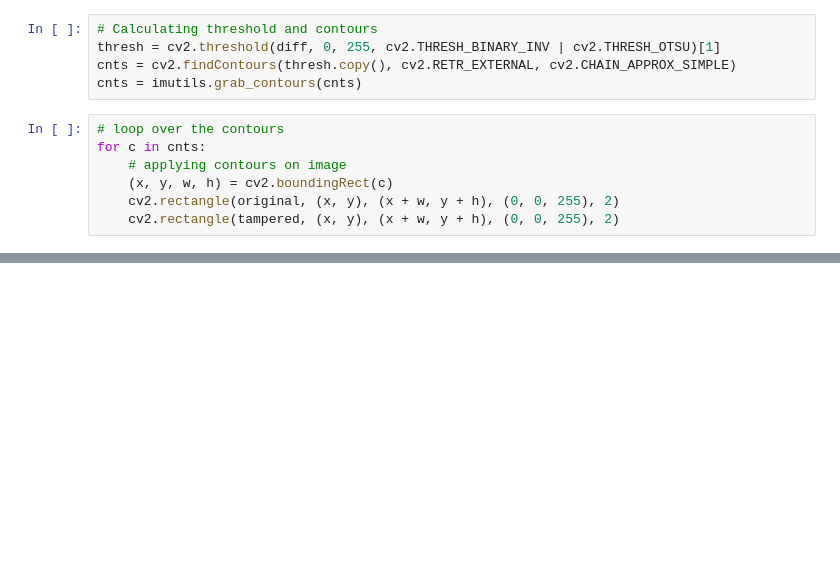
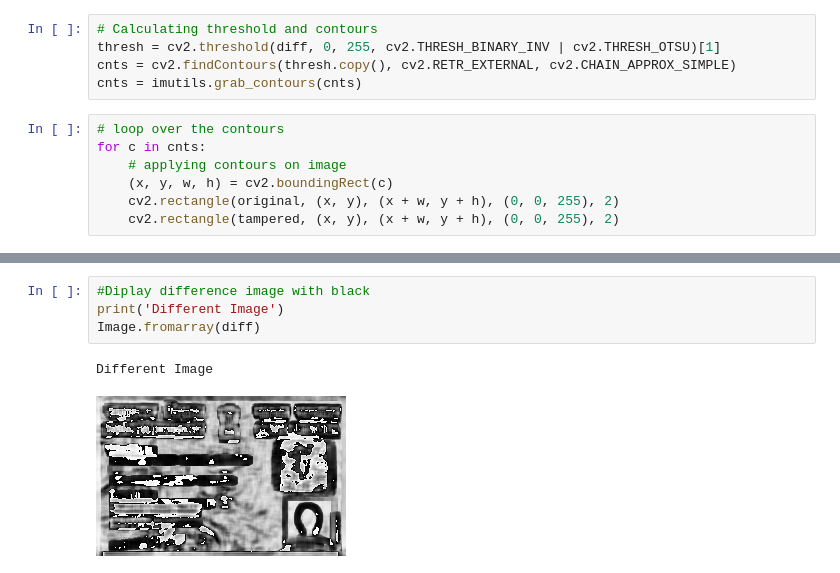
Before and after one commit to BMMUGOMBA/120-DATA-SCIENCE-PROJECTS, a Jupyter notebook: Pan_Card_Tempering.ipynb, the cells around one changed output, grey strips where cells are left out. Drawn from its saved outputs; the diff is of its cells as text; blank space fills up the shorter version.

```diff
--- a/Pan_Card_Tempering.ipynb
+++ b/Pan_Card_Tempering.ipynb
@@ -91,0 +108,7 @@ for c in cnts:
+# %%
+#Diplay difference image with black
+print('Different Image')
+Image.fromarray(diff)
+# %% [output]
+Different Image
+[figure, added]
```
Also changed, not shown: parts of 4 cells of this notebook.
